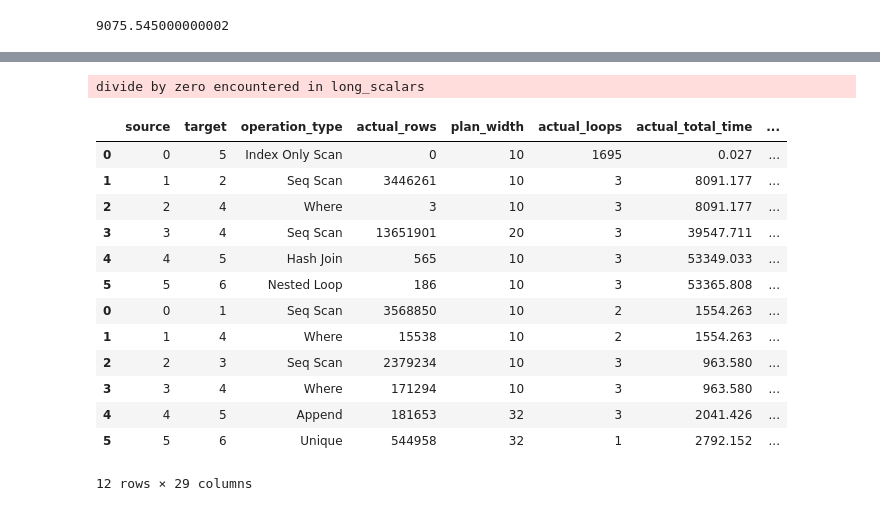
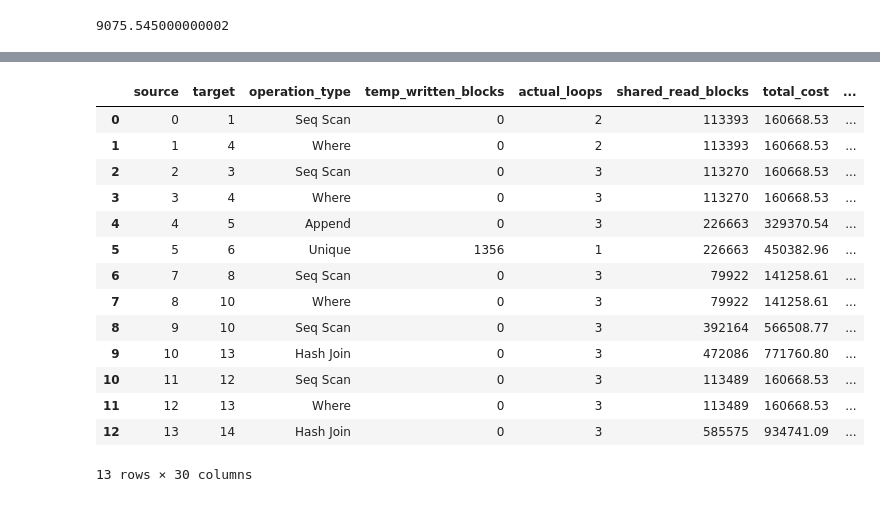
Before and after one commit to eyaltrabelsi/query-flow, a Jupyter notebook: examples/7. Identifying performance bottlenecks in a multiple queries.ipynb, the cells around one changed output, grey strips where cells are left out. Drawn from its saved outputs; the diff is of its cells as text; code cells hidden in the pictures.

```diff
--- a/examples/7. Identifying performance bottlenecks in a multiple queries.ipynb
+++ b/examples/7. Identifying performance bottlenecks in a multiple queries.ipynb
@@ -52,42 +52,42 @@ iplot(dict(data=[data_trace], layout=layout),
 with create_engine(con_str).connect() as con:
     execution_plan = con.execute("CREATE INDEX if not exists titles_index ON titles(title_id,genres) WHERE genres like '%%Comedy%%'")
 # %%
-query = """
+query1 = """
 SELECT titles.title_id
 FROM titles
 INNER JOIN crew ON crew.title_id = titles.title_id
 INNER JOIN people ON people.person_id = crew.person_id
 WHERE genres like '%Comedy%'
   AND name in ('Owen Wilson', 'Adam Sandler', 'Jason Segel')
 """
-query1 = query_renderer.get_flow_df(query, con_str=con_str)
 
-query = """
+
+query2 = """
 SELECT titles.title_id
 FROM titles
 WHERE genres = 'Comedy'
 UNION
 SELECT titles.title_id
 FROM titles
 WHERE genres = 'Action'
 """
-query2 = query_renderer.get_flow_df(query, con_str=con_str)
 
-flow_df = pd.concat([query1, query2])
+queries = [query1, query2]
+flow_df = query_renderer.get_flow_df(queries, con_str=con_str)
 flow_df
 # %% [output]
+|  | source | target | operation_type | temp_written_blocks | actual_loops | shared_read_blocks | total_cost | ... |
+| 0 | 0 | 1 | Seq Scan | 0 | 2 | 113393 | 160668.53 | ... |
+| 1 | 1 | 4 | Where | 0 | 2 | 113393 | 160668.53 | ... |
+| 2 | 2 | 3 | Seq Scan | 0 | 3 | 113270 | 160668.53 | ... |
+| 3 | 3 | 4 | Where | 0 | 3 | 113270 | 160668.53 | ... |
+| 4 | 4 | 5 | Append | 0 | 3 | 226663 | 329370.54 | ... |
+| 5 | 5 | 6 | Unique | 1356 | 1 | 226663 | 450382.96 | ... |
+| 6 | 7 | 8 | Seq Scan | 0 | 3 | 79922 | 141258.61 | ... |
+| 7 | 8 | 10 | Where | 0 | 3 | 79922 | 141258.61 | ... |
+| 8 | 9 | 10 | Seq Scan | 0 | 3 | 392164 | 566508.77 | ... |
+| 9 | 10 | 13 | Hash Join | 0 | 3 | 472086 | 771760.80 | ... |
+| 10 | 11 | 12 | Seq Scan | 0 | 3 | 113489 | 160668.53 | ... |
+| 11 | 12 | 13 | Where | 0 | 3 | 113489 | 160668.53 | ... |
+| 12 | 13 | 14 | Hash Join | 0 | 3 | 585575 | 934741.09 | ... |
-divide by zero encountered in long_scalars
+13 rows × 30 columns
-|  | source | target | operation_type | actual_rows | plan_width | actual_loops | actual_total_time | ... |
-| 0 | 0 | 5 | Index Only Scan | 0 | 10 | 1695 | 0.027 | ... |
-| 1 | 1 | 2 | Seq Scan | 3446261 | 10 | 3 | 8091.177 | ... |
-| 2 | 2 | 4 | Where | 3 | 10 | 3 | 8091.177 | ... |
-| 3 | 3 | 4 | Seq Scan | 13651901 | 20 | 3 | 39547.711 | ... |
-| 4 | 4 | 5 | Hash Join | 565 | 10 | 3 | 53349.033 | ... |
-| 5 | 5 | 6 | Nested Loop | 186 | 10 | 3 | 53365.808 | ... |
-| 0 | 0 | 1 | Seq Scan | 3568850 | 10 | 2 | 1554.263 | ... |
-| 1 | 1 | 4 | Where | 15538 | 10 | 2 | 1554.263 | ... |
-| 2 | 2 | 3 | Seq Scan | 2379234 | 10 | 3 | 963.580 | ... |
-| 3 | 3 | 4 | Where | 171294 | 10 | 3 | 963.580 | ... |
-| 4 | 4 | 5 | Append | 181653 | 32 | 3 | 2041.426 | ... |
-| 5 | 5 | 6 | Unique | 544958 | 32 | 1 | 2792.152 | ... |
-12 rows × 29 columns
```
Also changed, not shown: parts of 3 cells of this notebook, 13 other files.
